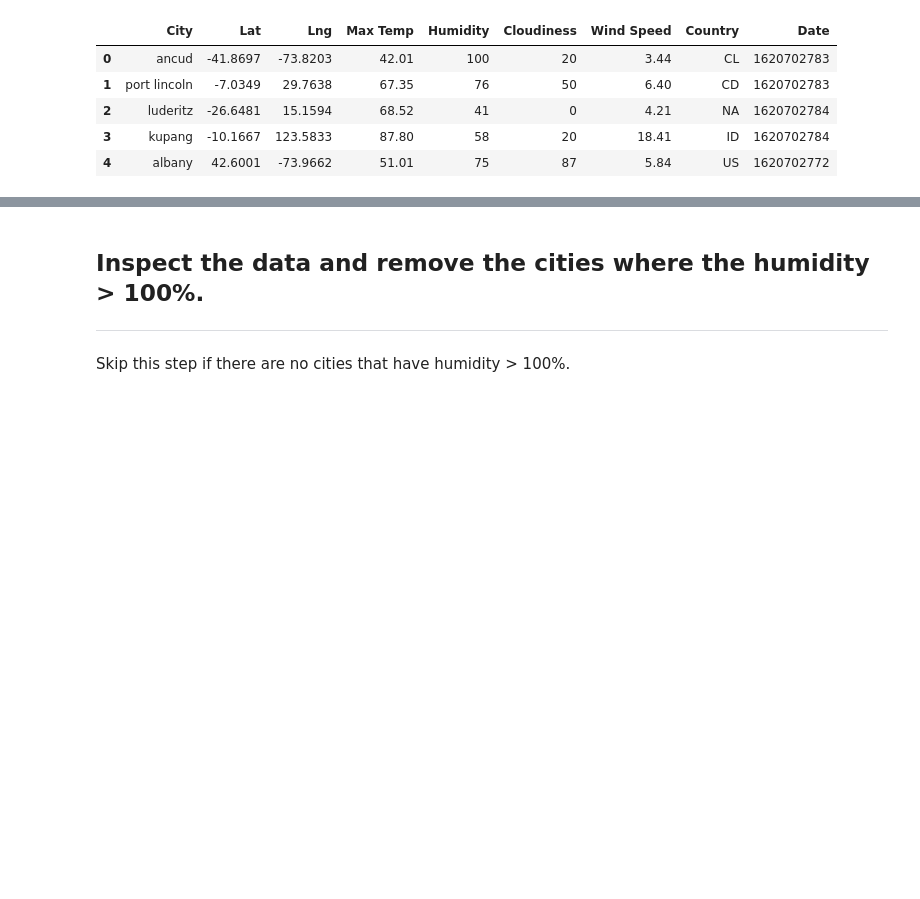
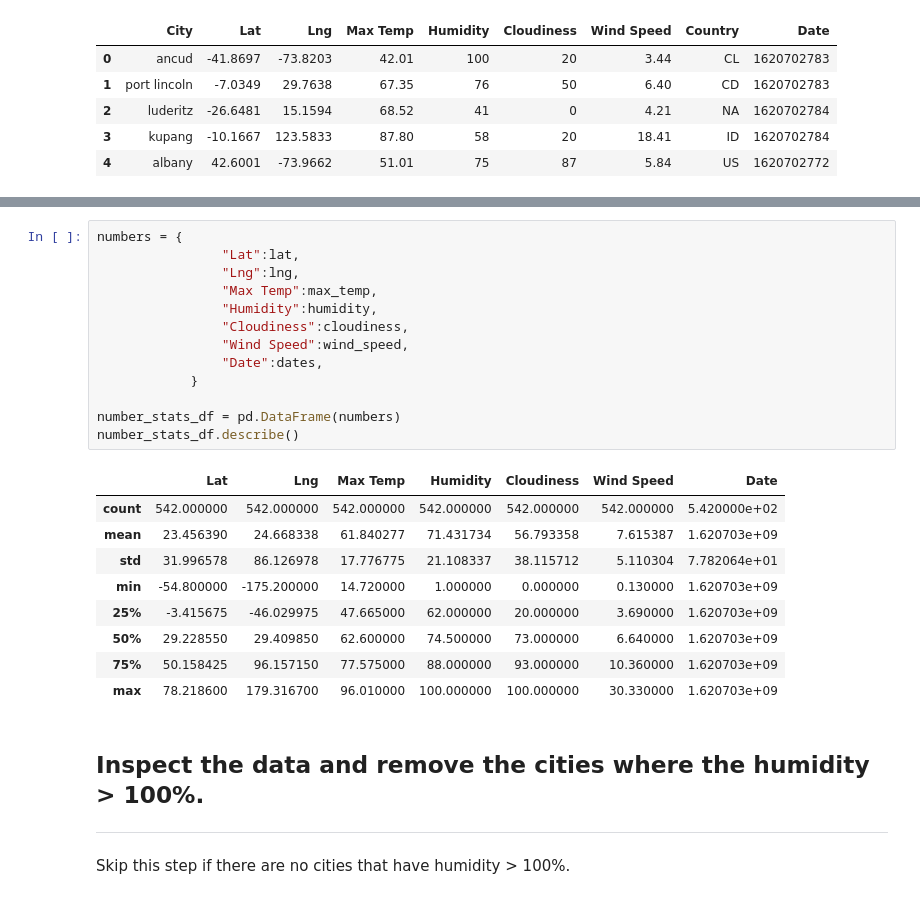
Before and after one commit to pfeliciano1/WeatherPy-VacationPy, a Jupyter notebook: WeatherPy/WeatherPy.ipynb, the cells around one changed output, grey strips where cells are left out. Saved outputs shown, nothing was run; the diff lists cells and outputs as text; blank space fills up the shorter version.

Commit message:
Add Summary Statistics Dataframe

```diff
--- a/WeatherPy/WeatherPy.ipynb
+++ b/WeatherPy/WeatherPy.ipynb
@@ -182,3 +163,26 @@ city_data_df.head()
+# %%
+numbers = {
+                "Lat":lat,
+                "Lng":lng,
+                "Max Temp":max_temp,
+                "Humidity":humidity,
+                "Cloudiness":cloudiness,
+                "Wind Speed":wind_speed,
+                "Date":dates,
+            }
+
+number_stats_df = pd.DataFrame(numbers)
+number_stats_df.describe()
+# %% [output]
+|  | Lat | Lng | Max Temp | Humidity | Cloudiness | Wind Speed | Date |
+| count | 542.000000 | 542.000000 | 542.000000 | 542.000000 | 542.000000 | 542.000000 | 5.420000e+02 |
+| mean | 23.456390 | 24.668338 | 61.840277 | 71.431734 | 56.793358 | 7.615387 | 1.620703e+09 |
+| std | 31.996578 | 86.126978 | 17.776775 | 21.108337 | 38.115712 | 5.110304 | 7.782064e+01 |
+| min | -54.800000 | -175.200000 | 14.720000 | 1.000000 | 0.000000 | 0.130000 | 1.620703e+09 |
+| 25% | -3.415675 | -46.029975 | 47.665000 | 62.000000 | 20.000000 | 3.690000 | 1.620703e+09 |
+| 50% | 29.228550 | 29.409850 | 62.600000 | 74.500000 | 73.000000 | 6.640000 | 1.620703e+09 |
+| 75% | 50.158425 | 96.157150 | 77.575000 | 88.000000 | 93.000000 | 10.360000 | 1.620703e+09 |
+| max | 78.218600 | 179.316700 | 96.010000 | 100.000000 | 100.000000 | 30.330000 | 1.620703e+09 |
 # %% [markdown]
 ## Inspect the data and remove the cities where the humidity > 100%.
 ----
```
Also changed, not shown: parts of 3 cells of this notebook.
